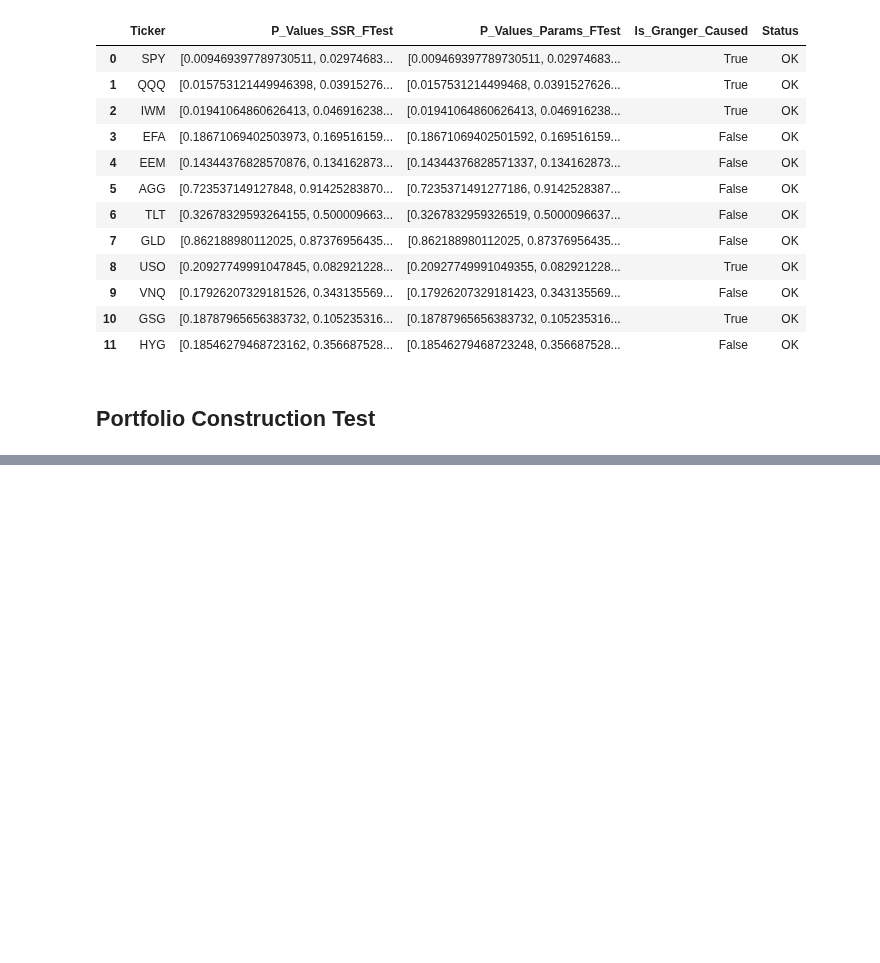
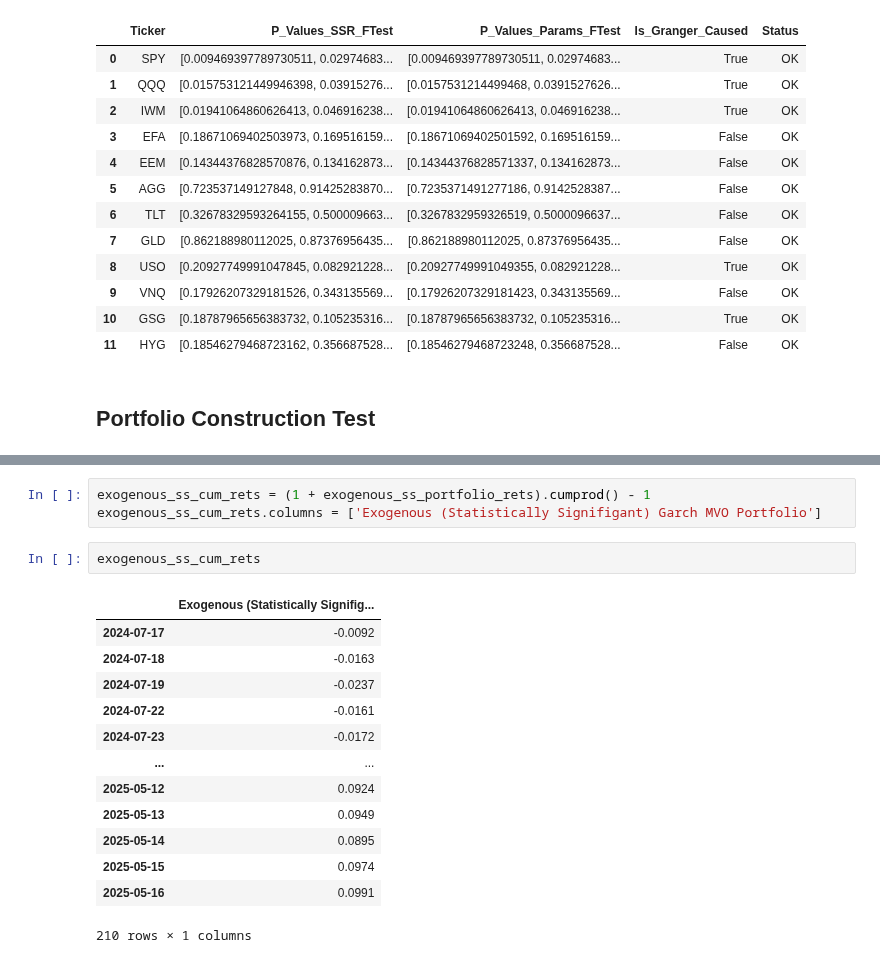
Before and after one commit to Kunj121/MacroFinance_HW2, a Jupyter notebook: project/regressions.ipynb, the cells around one changed output, grey strips where cells are left out. Cells and saved outputs as stored; diff of their text form; blank space fills up the shorter version.

```diff
--- a/project/regressions.ipynb
+++ b/project/regressions.ipynb
@@ -626,0 +776,19 @@ granger_summary_df
+# %%
+exogenous_ss_cum_rets = (1 + exogenous_ss_portfolio_rets).cumprod() - 1
+exogenous_ss_cum_rets.columns = ['Exogenous (Statistically Signifigant) Garch MVO Portfolio']
+# %%
+exogenous_ss_cum_rets
+# %% [output]
+|  | Exogenous (Statistically Signifig... |
+| 2024-07-17 | -0.0092 |
+| 2024-07-18 | -0.0163 |
+| 2024-07-19 | -0.0237 |
+| 2024-07-22 | -0.0161 |
+| 2024-07-23 | -0.0172 |
+| ... | ... |
+| 2025-05-12 | 0.0924 |
+| 2025-05-13 | 0.0949 |
+| 2025-05-14 | 0.0895 |
+| 2025-05-15 | 0.0974 |
+| 2025-05-16 | 0.0991 |
+210 rows × 1 columns
```
Also changed, not shown: parts of 34 cells of this notebook, 1 other file.
